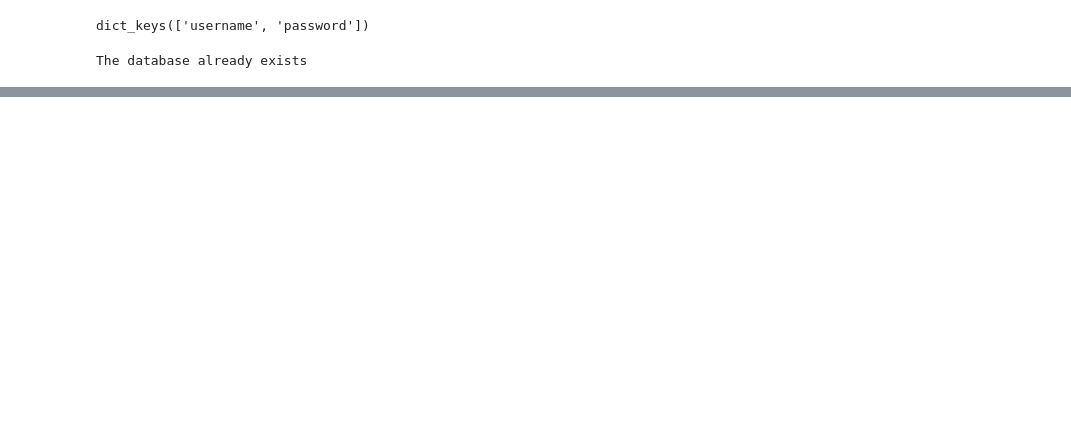
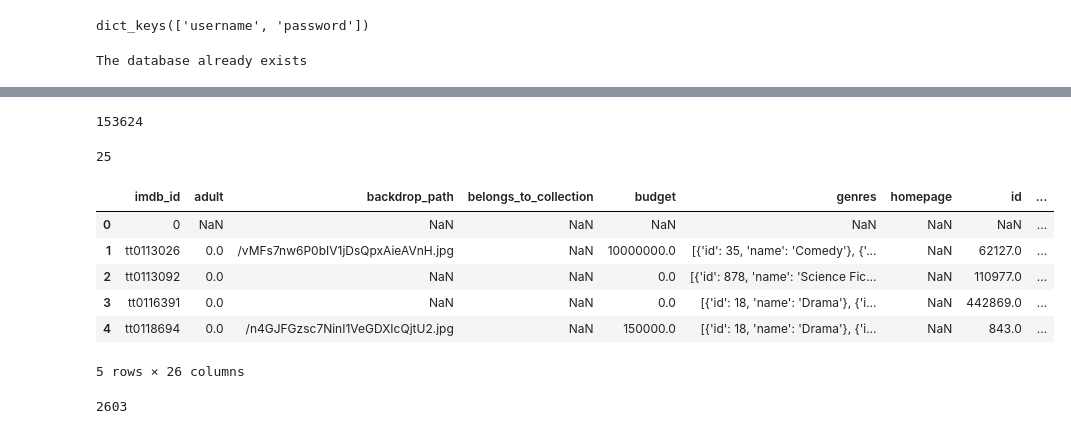
Before and after one commit to aksalas/Proejct-3-Part-1, a Jupyter notebook: Project 3 - Part 3.ipynb, the cells around one changed output, grey strips where cells are left out. Saved outputs shown, nothing was run; the diff lists cells and outputs as text; code cells hidden in the pictures; blank space fills up the shorter version.

```diff
--- a/Project 3 - Part 3.ipynb
+++ b/Project 3 - Part 3.ipynb
@@ -200,0 +203,23 @@ OperationalError: (pymysql.err.OperationalError) (1241, 'Operand should contain
+# %%
+title_genres.to_sql('title_genres',engine,dtype=df_schema,if_exists='replace',index=False)
+# %% [output]
+153624
+# %%
+genre_lookup.to_sql('genre_lookup',engine,dtype=df_schema,if_exists='replace',index=False)
+# %% [output]
+25
+# %%
+tmdb_2000 = pd.read_csv('Data/final_tmdb_tata_2000.csv.gz')
+tmdb_2001 = pd.read_csv('Data/final_tmdb_tata_2001.csv.gz')
+# %%
+final_tmdb = pd.concat([tmdb_2000, tmdb_2001], ignore_index=True)
+# %%
+final_tmdb.head()
+# %% [output]
+|  | imdb_id | adult | backdrop_path | belongs_to_collection | budget | genres | homepage | id | ... |
+| 0 | 0 | NaN | NaN | NaN | NaN | NaN | NaN | NaN | ... |
+| 1 | tt0113026 | 0.0 | /vMFs7nw6P0bIV1jDsQpxAieAVnH.jpg | NaN | 10000000.0 | [{'id': 35, 'name': 'Comedy'}, {'... | NaN | 62127.0 | ... |
+| 2 | tt0113092 | 0.0 | NaN | NaN | 0.0 | [{'id': 878, 'name': 'Science Fic... | NaN | 110977.0 | ... |
+| 3 | tt0116391 | 0.0 | NaN | NaN | 0.0 | [{'id': 18, 'name': 'Drama'}, {'i... | NaN | 442869.0 | ... |
+| 4 | tt0118694 | 0.0 | /n4GJFGzsc7NinI1VeGDXIcQjtU2.jpg | NaN | 150000.0 | [{'id': 18, 'name': 'Drama'}, {'i... | NaN | 843.0 | ... |
+5 rows × 26 columns
@@ -201,2 +235,6 @@ OperationalError: (pymysql.err.OperationalError) (1241, 'Operand should contain
+# %%
+final_tmdb.to_sql('final_tmdb',engine,dtype=tmdb_data_schema,if_exists='replace',index=False)
+# %% [output]
+2603
 # %%
 engine.execute('ALTER TABLE title_basics ADD PRIMARY KEY (`tconst`);')
```
Also changed, not shown: parts of 22 cells of this notebook, 1 other file.
